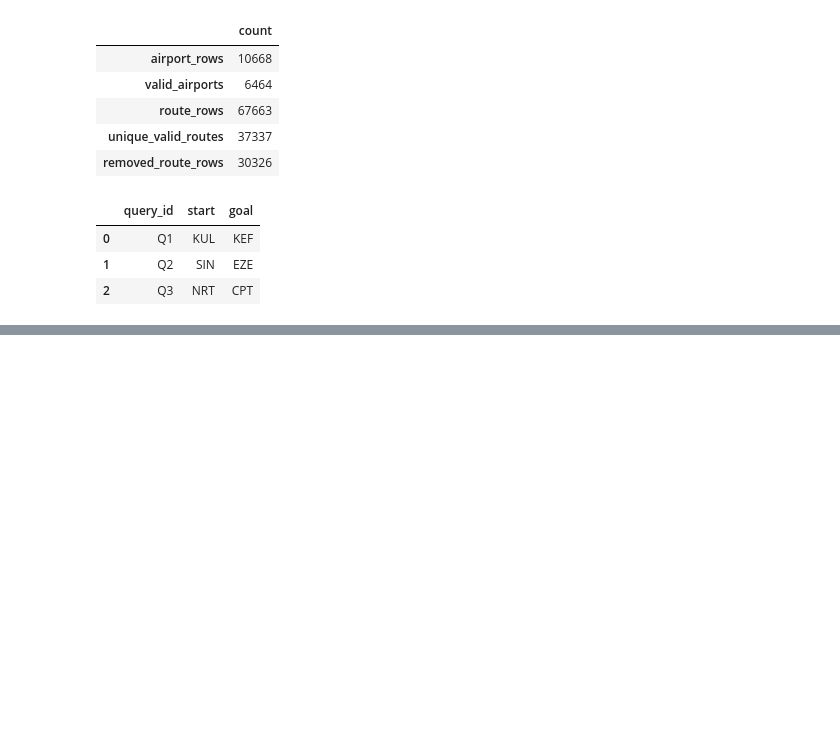
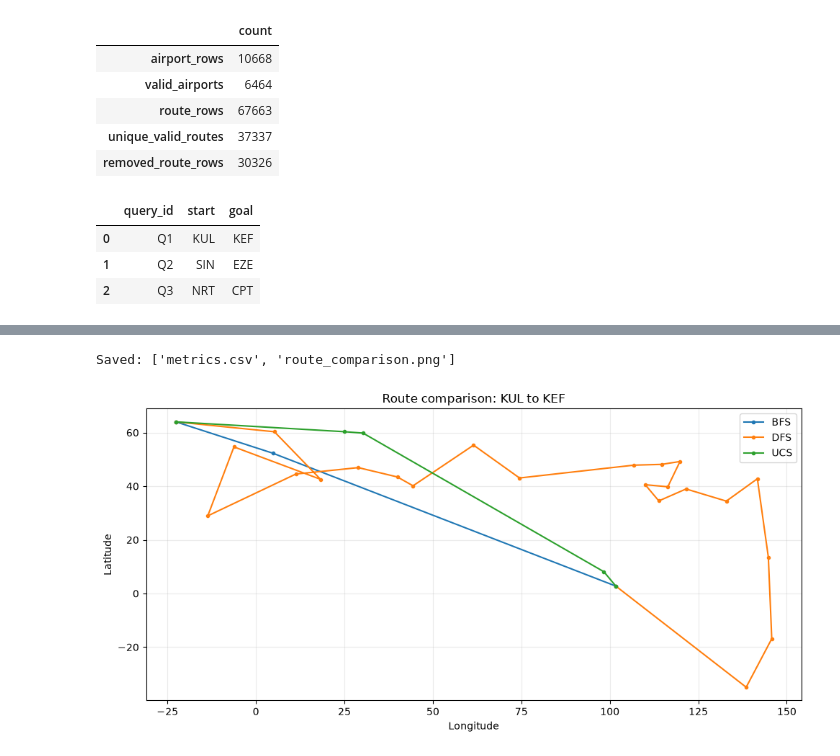
Before and after one commit to danishd2809/UTP-ARTIFICIAL-INTELLIGENCE, a Jupyter notebook: all_experiments/lab01_search_foundations_worked-.ipynb, the cells around one changed output, grey strips where cells are left out. Drawn from its saved outputs; the diff is of its cells as text; code cells hidden in the pictures; blank space fills up the shorter version.

```diff
--- a/all_experiments/lab01_search_foundations_worked-.ipynb
+++ b/all_experiments/lab01_search_foundations_worked-.ipynb
@@ -12,13 +10,8 @@ DATA = ROOT / "all_datasets"
 RESULTS = ROOT / "results" / "lab01"
 RESULTS.mkdir(parents=True, exist_ok=True)
 # %%
-airports, routes, coords, graph, stats = load_openflights(
-    DATA / "lab01-03_airports.csv",
-    DATA / "lab01-03_routes.csv"
-)
-
+airports, routes, coords, graph, stats = load_openflights(DATA / "lab01-03_airports.csv", DATA / "lab01-03_routes.csv")
 queries = pd.read_csv("utils/search_queries.csv").head(3)
-
 display(pd.Series(stats, name="count").to_frame())
 display(queries)
 # %% [output]
@@ -34,0 +46,16 @@ display(queries)
+# %%
+rows = []
+for query in queries.itertuples():
+    for name, algorithm in [("BFS", bfs), ("DFS", dfs), ("UCS", ucs)]:
+        result = algorithm(graph, query.start, query.goal)
+        rows.append({
+            "query_id": query.query_id,
+            "start": query.start,
+            "goal": query.goal,
+            "algorithm": name,
+            **result.as_dict(),
+            "path": " -> ".join(result.path)
+        })
+metrics = pd.DataFrame(rows).drop(columns="found")
+metrics.to_csv(RESULTS / "metrics.csv", index=False)
+display(metrics.drop(columns=["start", "goal", "path"]).round(2))
@@ -34,0 +73,8 @@ display(queries)
+# %%
+edge_km = {airport: dict(neighbours) for airport, neighbours in graph.items()}
+for row in metrics.itertuples():
+    path = row.path.split(" -> ")
+    assert route_is_valid(path, graph), f"{row.algorithm} {row.query_id}: a leg is not a real route"
+    recomputed = sum(edge_km[a][b] for a, b in zip(path, path[1:]))
+    assert np.isclose(recomputed, row.path_cost_km), f"{row.algorithm} {row.query_id}: cost mismatch"
+print(f"Verified {len(metrics)} paths: every leg exists and every cost matches its edge sum")
@@ -34,0 +100,10 @@ display(queries)
+# %%
+q1 = metrics[metrics.query_id == "Q1"]
+paths = {row.algorithm: row.path.split(" -> ") for row in q1.itertuples()}
+fig_tuple = plot_route_paths(paths, coords, title="Route comparison: KUL to KEF")
+figure = fig_tuple[0]
+figure.savefig(RESULTS / "route_comparison.png", dpi=160, bbox_inches="tight")
+print("Saved:", sorted(p.name for p in RESULTS.iterdir()))
+# %% [output]
+Saved: ['metrics.csv', 'route_comparison.png']
+[figure, added]
```
Also changed, not shown: parts of 5 cells of this notebook, 4 other files.
